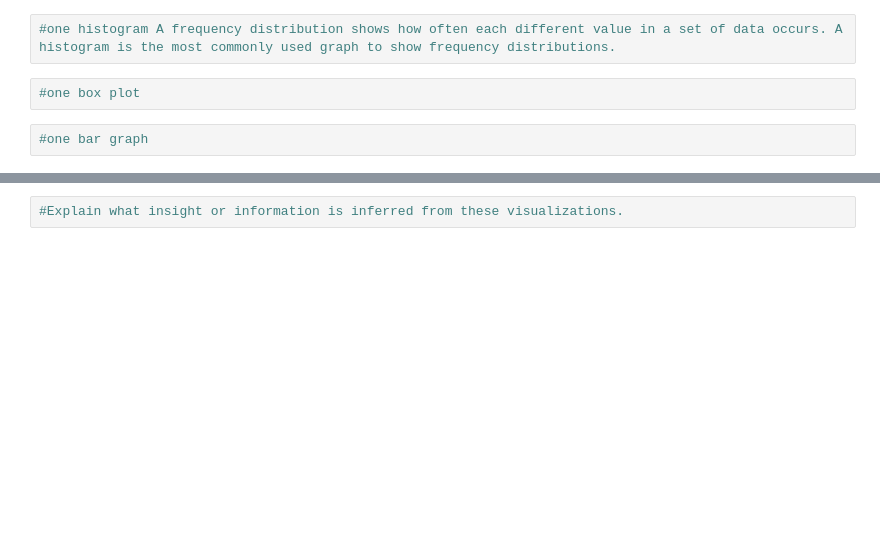
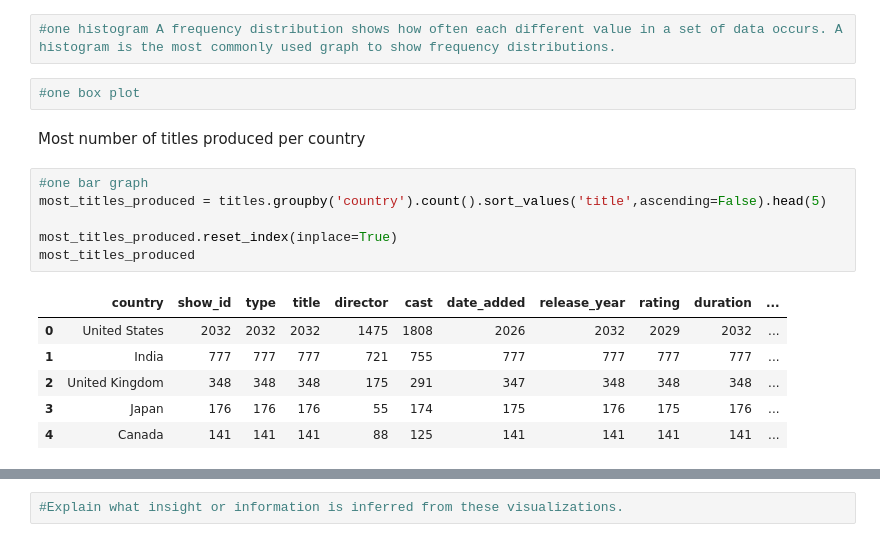
Before and after one commit to ta-data-mexpt/project-dataviz, a Jupyter notebook: Data Visualization Jupyter Notebook.ipynb, the cells around one changed output, grey strips where cells are left out. Saved outputs shown, nothing was run; the diff lists cells and outputs as text; blank space fills up the shorter version.

```diff
--- a/Data Visualization Jupyter Notebook.ipynb
+++ b/Data Visualization Jupyter Notebook.ipynb
@@ -127,5 +158,18 @@ array(['Paid work', 'Education', 'Care for household members ',
 #one histogram A frequency distribution shows how often each different value in a set of data occurs. A histogram is the most commonly used graph to show frequency distributions.
 # %%
 #one box plot
-# %%
-#one bar graph
+# %% [markdown]
+Most number of titles produced per country
+# %%
+#one bar graph
+most_titles_produced = titles.groupby('country').count().sort_values('title',ascending=False).head(5)
+
+most_titles_produced.reset_index(inplace=True)
+most_titles_produced
+# %% [output]
+|  | country | show_id | type | title | director | cast | date_added | release_year | rating | duration | ... |
+| 0 | United States | 2032 | 2032 | 2032 | 1475 | 1808 | 2026 | 2032 | 2029 | 2032 | ... |
+| 1 | India | 777 | 777 | 777 | 721 | 755 | 777 | 777 | 777 | 777 | ... |
+| 2 | United Kingdom | 348 | 348 | 348 | 175 | 291 | 347 | 348 | 348 | 348 | ... |
+| 3 | Japan | 176 | 176 | 176 | 55 | 174 | 175 | 176 | 175 | 176 | ... |
+| 4 | Canada | 141 | 141 | 141 | 88 | 125 | 141 | 141 | 141 | 141 | ... |
```
Also changed, not shown: parts of 8 cells of this notebook, 1 other file.
